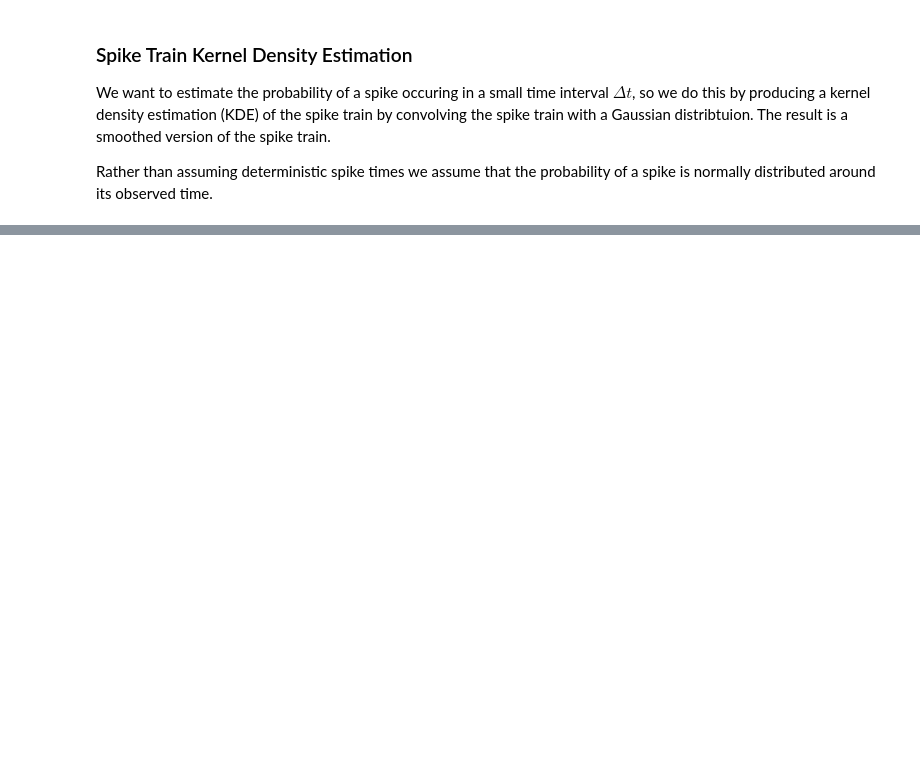
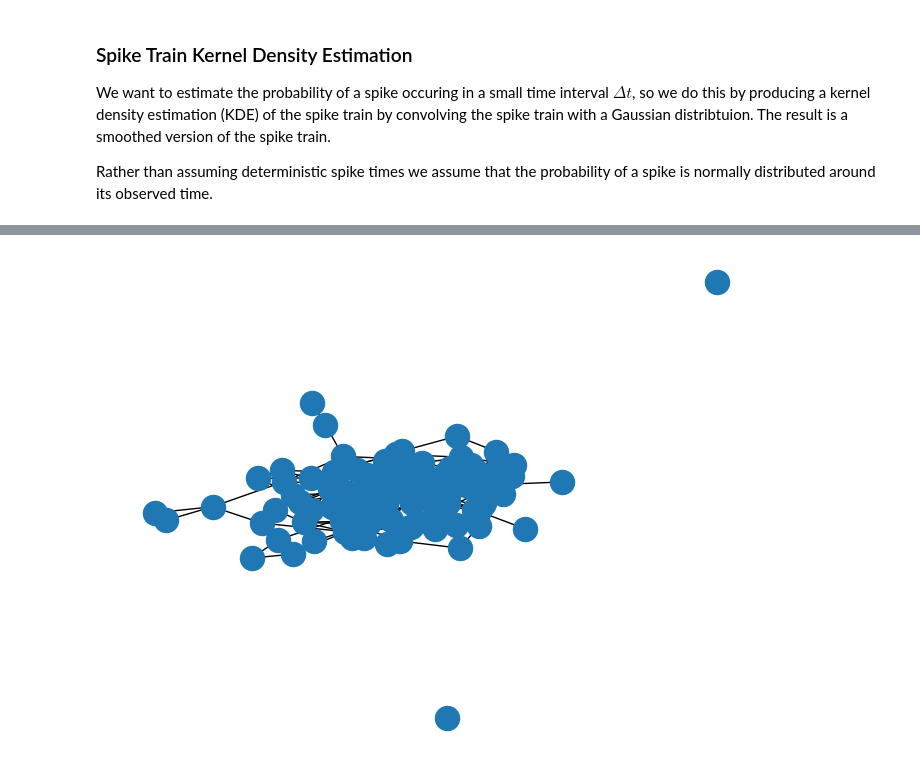
Before and after one commit to andrew-belz/CS111-Final-Project, a Jupyter notebook: learning_and_practice/LIF.ipynb, the cells around one changed output, grey strips where cells are left out. Drawn from its saved outputs; the diff is of its cells as text; code cells hidden in the pictures; blank space fills up the shorter version.

```diff
--- a/learning_and_practice/LIF.ipynb
+++ b/learning_and_practice/LIF.ipynb
@@ -256,0 +348,99 @@ plt.show()
+# %%
+import numpy as np
+from matplotlib import pyplot as plt
+import networkx as nx
+
+np.random.seed(122)
+
+# --- 1. Network Setup ---
+G = nx.gnm_random_graph(100, 200)
+nx.draw(G)
+plt.show()
+N = G.number_of_nodes()
+A = nx.to_numpy_array(G)
+
+# We need a *weighted* adjacency matrix, W (our 'A' from the math)
+# Let's set a uniform synaptic weight. This is the "kick" a spike gives.
+# This value is crucial and you'll need to tune it.
+SYNAPTIC_WEIGHT = 0.5
+W = A * SYNAPTIC_WEIGHT
+
+# --- 2. Model Parameters (same as before) ---
+TAU = 0.010       # Membrane time constant (s)
+V_REST = -0.070   # Resting potential (V)
+R = 10            # Resistance (Ohm) - not really used here
+THRESHOLD = -0.055 # Spike threshold (V)
+V_RESET = -0.075  # Reset voltage (V)
+V_SPIKE = 0.001   # Voltage to "draw" the spike (V)
+
+# --- 3. Simulation Time ---
+T_TOTAL = 1
+DELTA = 0.0001    # Time step (s)
+time_steps = int(T_TOTAL / DELTA)
+
+# initialize time
+t = np.linspace(0, T_TOTAL, time_steps)
+
+# --- 4. Vectorize Variables ---
+# V is now an N x time_steps matrix
+V = np.zeros((N, time_steps))
+V[:, 0] = V_REST # Set all neurons to V_REST at t=0
+
+# S is our spike train matrix (N x time_steps)
+# This is spike_times from your code, but for N neurons
+S_matrix = np.zeros((N, time_steps))
+
+# --- 5. The Main Loop (Vectorized) ---
+for i in range(time_steps - 1):
+
+    # 1. Get the spike vector S(t) from the *previous* time step
+    # Your old code used spike_times[i+1], so we use S_matrix[:, i]
+    # (Note: for t=0, S_matrix[:, 0] is all zeros, which is correct)
+    S_vec = S_matrix[:, i]
+
+    # 2. Calculate the total synaptic input for all neurons
+    # This is the matrix multiplication AS (or W*S) from our equation
+    synaptic_input = W @ S_vec
+
+    # Give a starting node some current to work with
+    RI_vector = np.zeros(N)
+    RI_vector[0] = 2 * (THRESHOLD - V_REST)
+
+    # 3. Calculate dV/dt for ALL neurons at once
+    # This is the full vectorized LIF equation
+    dV = (-(V[:, i] - V_REST) + RI_vector + synaptic_input) / TAU
+
+    # 4. Euler step for ALL neurons
+    V[:, i+1] = V[:, i] + DELTA * dV
+
+    # 5. Find which neurons are spiking and which need to be reset
+    # We use boolean arrays for efficient, vectorized checks
+    spiking_neurons = V[:, i+1] >= THRESHOLD
+    reset_neurons = V[:, i] == V_SPIKE # Check *previous* state, like your code
+
+    # 6. Apply spike and reset logic
+    # Set spiking neurons to V_SPIKE
+    V[spiking_neurons, i+1] = V_SPIKE
+
+    # Set neurons that *just* spiked to V_RESET
+    # This overwrites the V_SPIKE value for the *next* time step
+    V[reset_neurons, i+1] = V_RESET
+
+    # 7. Record the spikes in our spike matrix S
+    S_matrix[spiking_neurons, i+1] = 1
+
+
+# visualize S_matrix
+# 1. Find all (row, col) coordinates where S_matrix is 1
+neuron_indices, time_indices = np.where(S_matrix == 1)
+
+# 2. Convert the 'col' coordinates (time_indices) into actual time in seconds
+spike_times_sec = t[time_indices]
+
+# 3. 'neuron_indices' are already the 'y' coordinates.
+#    'spike_times_sec' are now the 'x' coordinates.
+#    Now, plot them.
+plt.scatter(spike_times_sec, neuron_indices, marker='.', s= 0.0001, color='black')
+plt.show()
+# %% [output]
+[figure, added]
```
Also changed, not shown: parts of 13 cells of this notebook, 1 other file.
